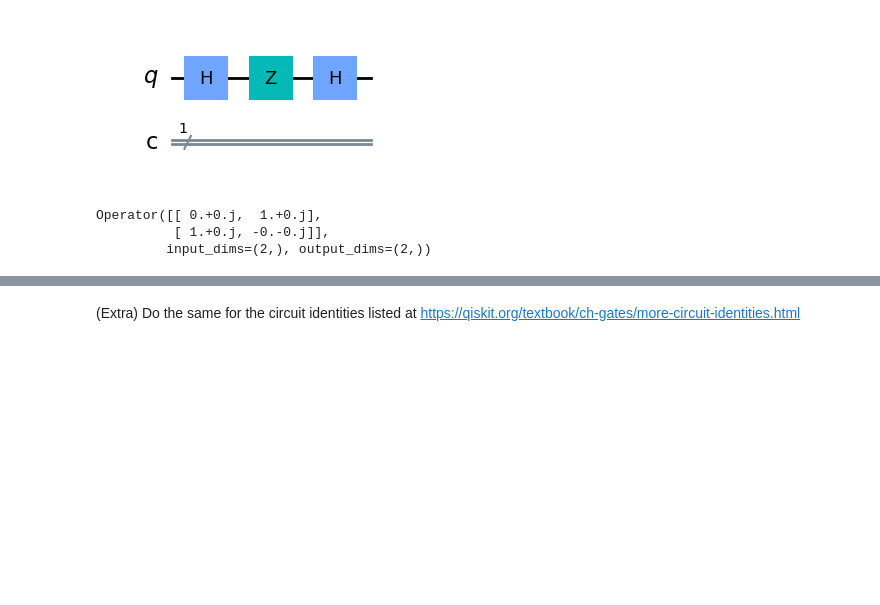
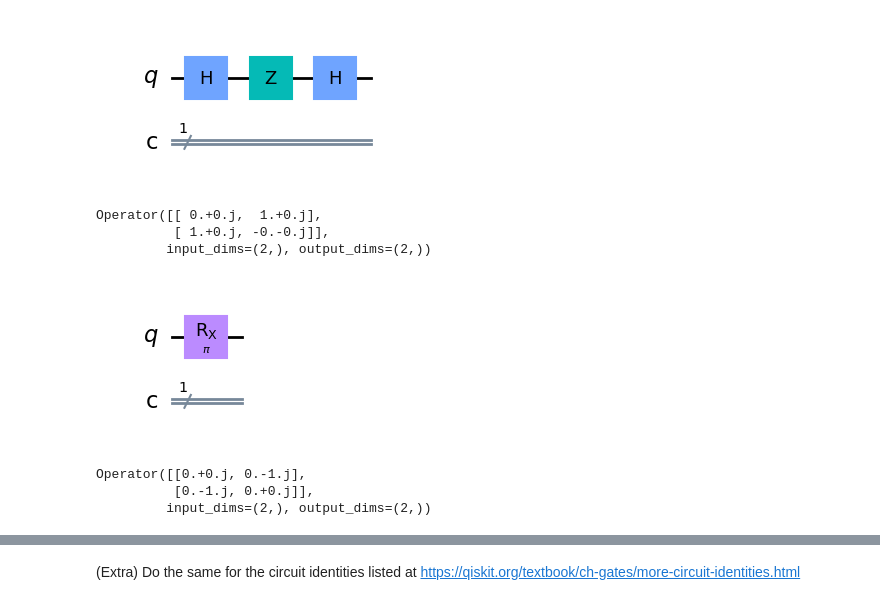
Before and after one commit to 777rari/RepoQISE, a Jupyter notebook: exercises_1.ipynb, the cells around one changed output, grey strips where cells are left out. Saved outputs shown, nothing was run; the diff lists cells and outputs as text; code cells hidden in the pictures; blank space fills up the shorter version.

```diff
--- a/exercises_1.ipynb
+++ b/exercises_1.ipynb
@@ -284,3 +271,19 @@ print(result.get_unitary(circ, decimals=3))
 Operator([[ 0.+0.j,  1.+0.j],
           [ 1.+0.j, -0.-0.j]],
          input_dims=(2,), output_dims=(2,))
+# %%
+circ2 = QuantumCircuit(1,1)
+circ2.rx(pi,0)
+circ2.draw(output='mpl')
+# %% [output]
+[figure, added]
+# %%
+backend_sim = Aer.get_backend('unitary_simulator')
+job = execute(circ2, backend_sim)
+result = job.result()
+
+print(result.get_unitary(circ2, decimals=3))
+# %% [output]
+Operator([[0.+0.j, 0.-1.j],
+          [0.-1.j, 0.+0.j]],
+         input_dims=(2,), output_dims=(2,))
```
Also changed, not shown: parts of 6 cells of this notebook.
